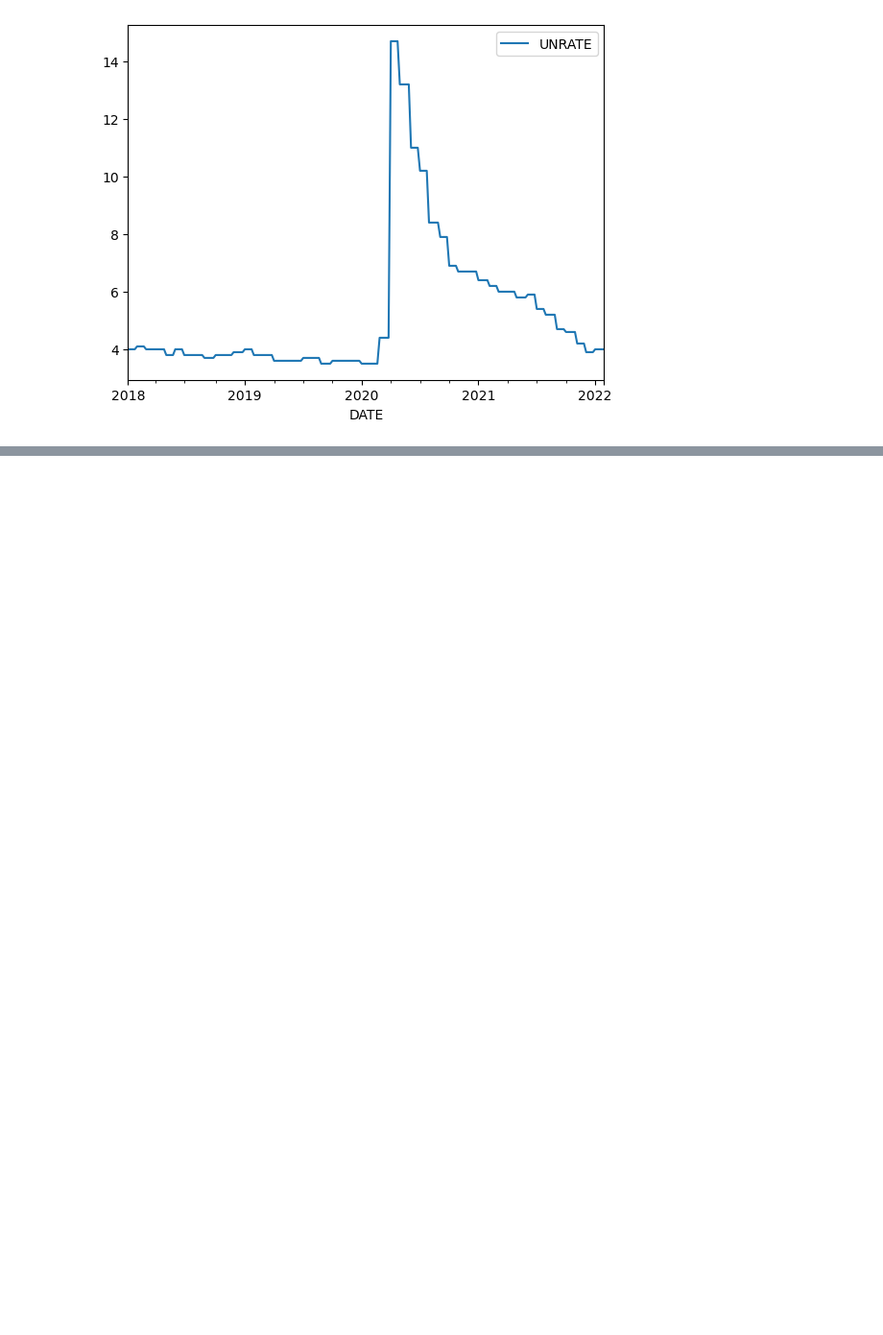
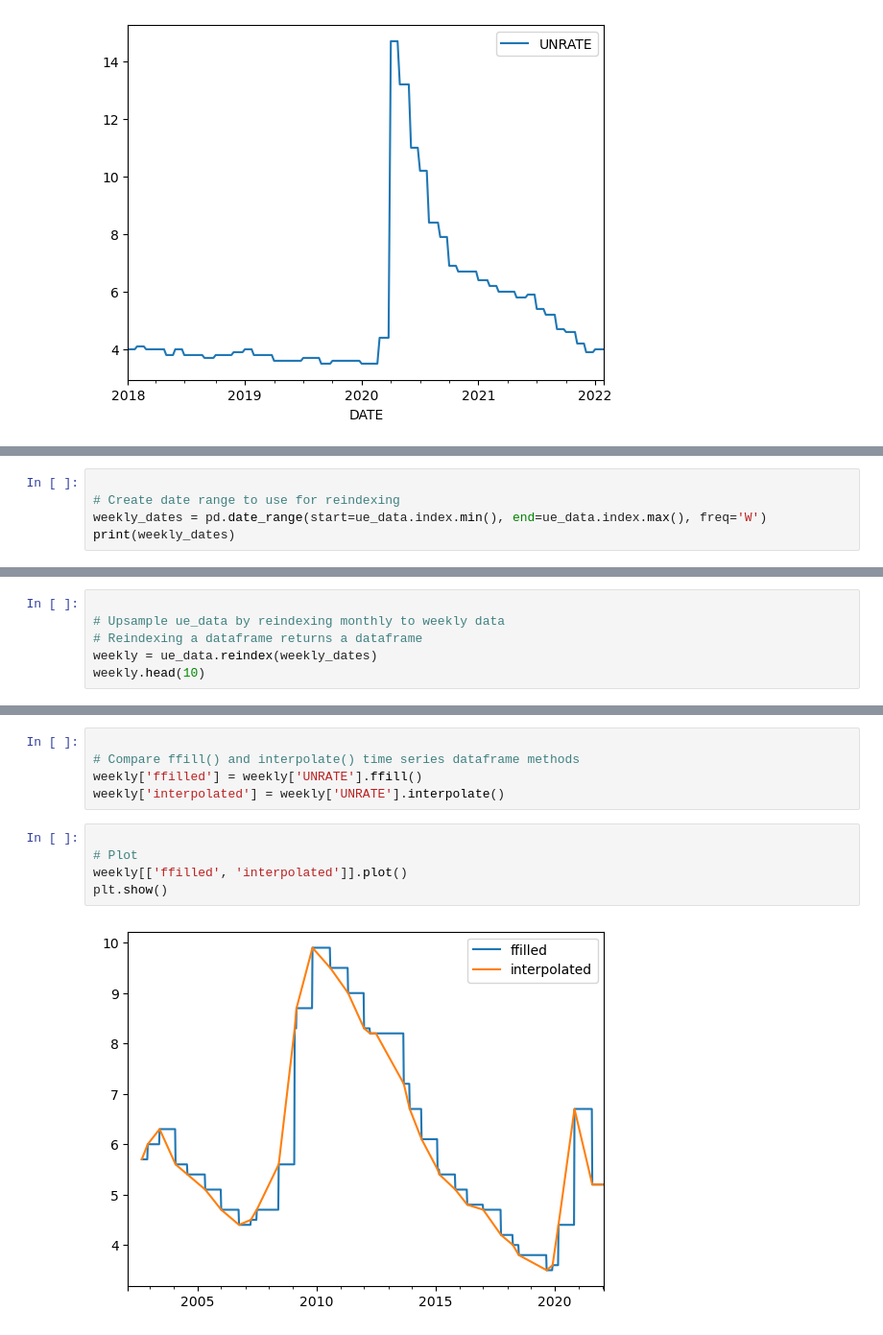
Before and after one commit to nmasamba/finance_and_time_series_python, a Jupyter notebook: time_series_pandas/11_upsampling_unemp_data.ipynb, the cells around one changed output, grey strips where cells are left out. Shown at 96% size. Cells and saved outputs as stored; diff of their text form; blank space fills up the shorter version.

Commit message:
upsample ue data

```diff
--- a/time_series_pandas/11_upsampling_unemp_data.ipynb
+++ b/time_series_pandas/11_upsampling_unemp_data.ipynb
@@ -98,0 +103,5 @@ plt.show()
+# %%
+
+# Create date range to use for reindexing
+weekly_dates = pd.date_range(start=ue_data.index.min(), end=ue_data.index.max(), freq='W')
+print(weekly_dates)
@@ -98,0 +117,6 @@ plt.show()
+# %%
+
+# Upsample ue_data by reindexing monthly to weekly data
+# Reindexing a dataframe returns a dataframe
+weekly = ue_data.reindex(weekly_dates)
+weekly.head(10)
@@ -98,0 +135,12 @@ plt.show()
+# %%
+
+# Compare ffill() and interpolate() time series dataframe methods
+weekly['ffilled'] = weekly['UNRATE'].ffill()
+weekly['interpolated'] = weekly['UNRATE'].interpolate()
+# %%
+
+# Plot
+weekly[['ffilled', 'interpolated']].plot()
+plt.show()
+# %% [output]
+[figure, added]
```
Also changed, not shown: parts of 4 cells of this notebook.
